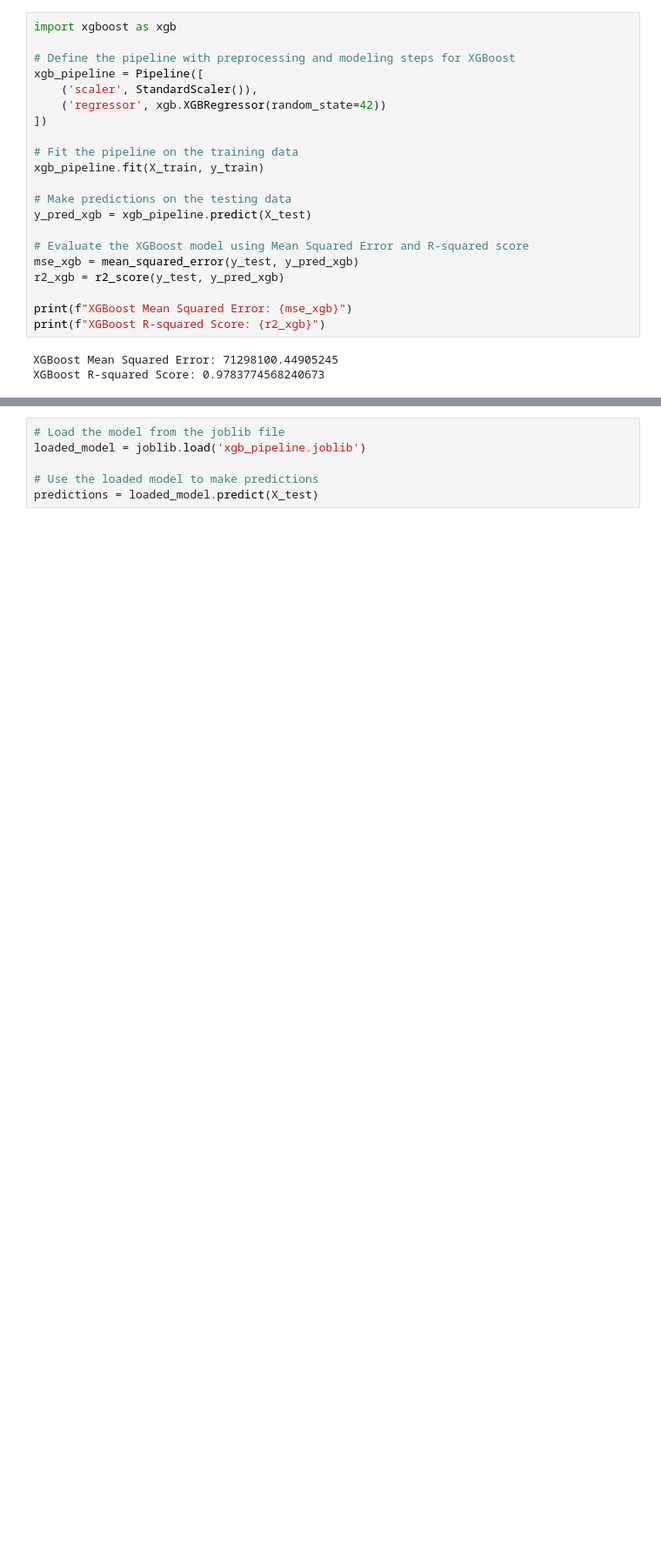
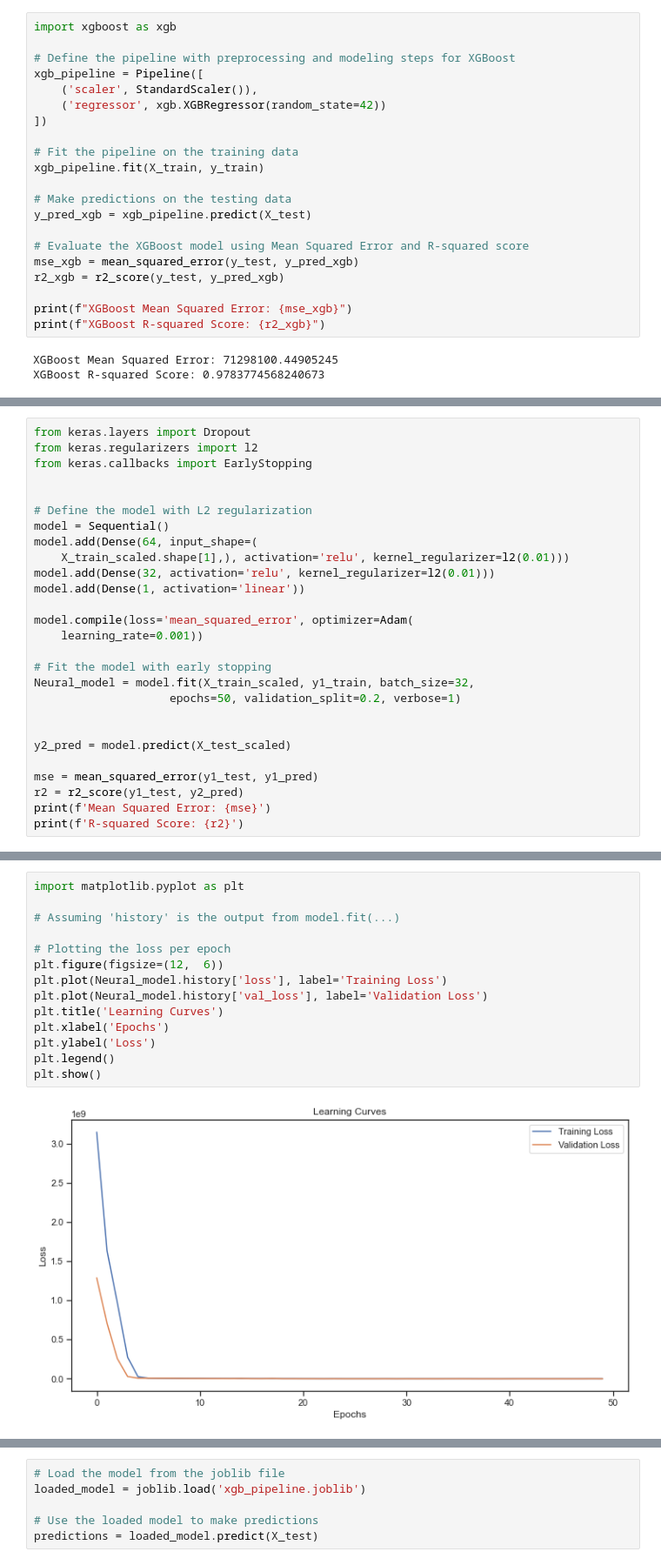
Before and after one commit to samcurryokee/Solar-Panel-Optimization-in-Nairobi, a Jupyter notebook: Notebook.ipynb, the cells around one changed output, grey strips where cells are left out. Shown at 87% size. Drawn from its saved outputs; the diff is of its cells as text; blank space fills up the shorter version.

```diff
--- a/Notebook.ipynb
+++ b/Notebook.ipynb
@@ -936,0 +918,27 @@ Cross-validated Mean Squared Error:  278146162.591138
+# %%
+from keras.layers import Dropout
+from keras.regularizers import l2
+from keras.callbacks import EarlyStopping
+
+
+# Define the model with L2 regularization
+model = Sequential()
+model.add(Dense(64, input_shape=(
+    X_train_scaled.shape[1],), activation='relu', kernel_regularizer=l2(0.01)))
+model.add(Dense(32, activation='relu', kernel_regularizer=l2(0.01)))
+model.add(Dense(1, activation='linear'))
+
+model.compile(loss='mean_squared_error', optimizer=Adam(
+    learning_rate=0.001))
+
+# Fit the model with early stopping
+Neural_model = model.fit(X_train_scaled, y1_train, batch_size=32,
+                    epochs=50, validation_split=0.2, verbose=1)
+
+
+y2_pred = model.predict(X_test_scaled)
+
+mse = mean_squared_error(y1_test, y1_pred)
+r2 = r2_score(y1_test, y2_pred)
+print(f'Mean Squared Error: {mse}')
+print(f'R-squared Score: {r2}')
@@ -936,0 +963,16 @@ Cross-validated Mean Squared Error:  278146162.591138
+# %%
+import matplotlib.pyplot as plt
+
+# Assuming 'history' is the output from model.fit(...)
+
+# Plotting the loss per epoch
+plt.figure(figsize=(12,  6))
+plt.plot(Neural_model.history['loss'], label='Training Loss')
+plt.plot(Neural_model.history['val_loss'], label='Validation Loss')
+plt.title('Learning Curves')
+plt.xlabel('Epochs')
+plt.ylabel('Loss')
+plt.legend()
+plt.show()
+# %% [output]
+[figure, added]
```
Also changed, not shown: parts of 29 cells of this notebook, 3 other files.
